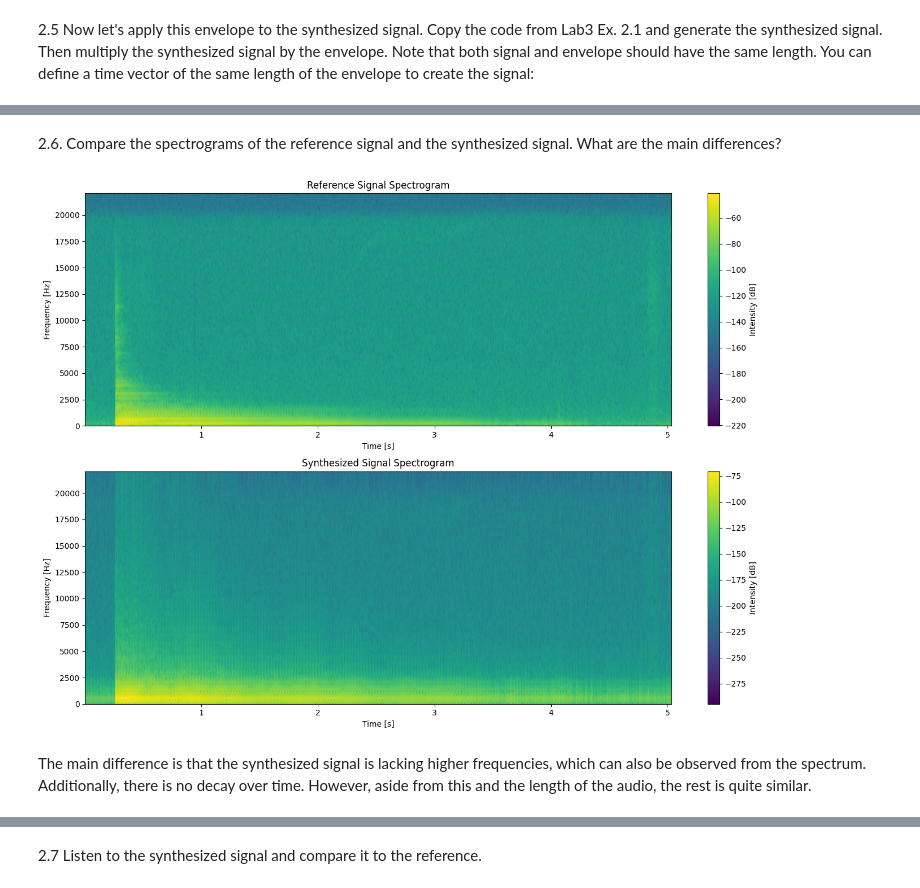
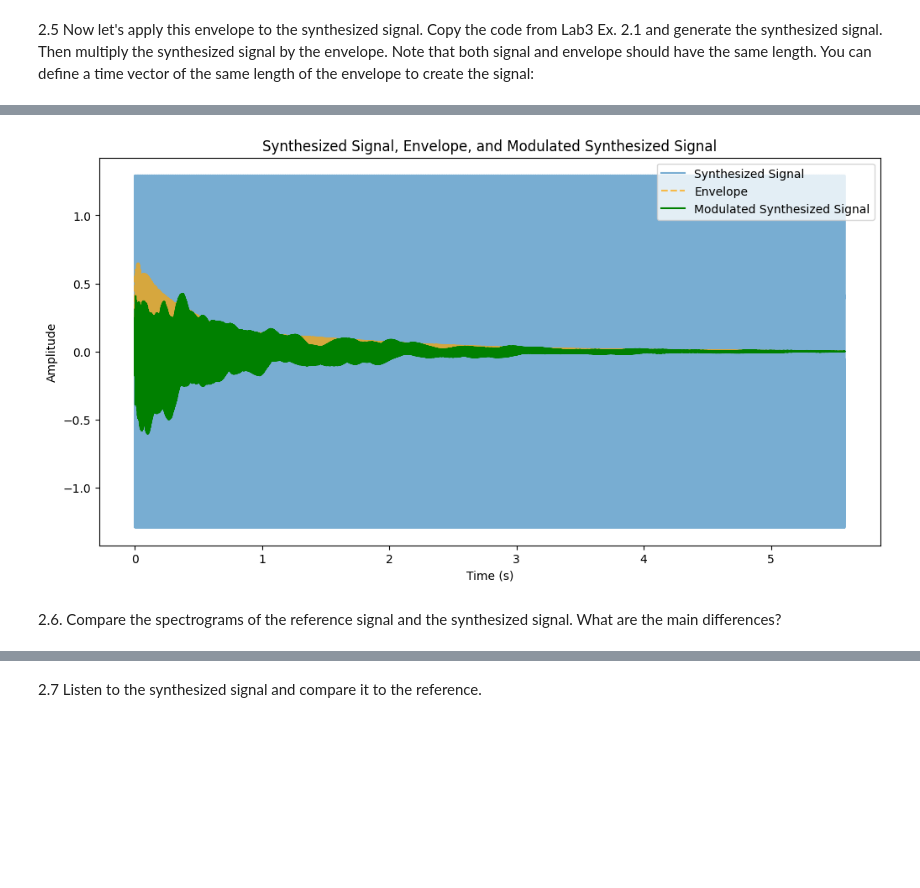
Before and after one commit to IvanLuque0/sis1_group7, a Jupyter notebook: labs/Lab4.ipynb, the cells around one changed output, grey strips where cells are left out. Saved outputs shown, nothing was run; the diff lists cells and outputs as text; code cells hidden in the pictures; blank space fills up the shorter version.

```diff
--- a/labs/Lab4.ipynb
+++ b/labs/Lab4.ipynb
@@ -233,28 +205,43 @@ plt.show()
+# %%
+# Step 1: Define parameters and generate the synthesized signal as in Lab 3 Ex. 2.1
+f0 = 328.38  # Fundamental frequency
+fs = 44100  # Sampling frequency
+duration = len(envelope_signal) / fs  # Ensure the duration matches the length of the envelope
+t = np.arange(0, duration, 1 / fs)  # Time vector with the same length as the envelope
+
+# Amplitude weights (these should be based on previously calculated values in Lab 3)
+Ak = [1, 0.381, 0.207, 0.134, 0.258, 0.106, 0.037, 0.082, 0.076, 0.009]
+
+# Synthesized signal function (copied from Lab 3)
+def synthesize(f0, phi, Ak, t):
+    y = 0
+    for k in range(1, len(Ak) + 1):
+        y += Ak[k-1] * np.cos(2 * np.pi * k * f0 * t + k * phi - (k - 1) * np.pi / 2)
+    return y
+
+# Generate synthesized signal
+phi = -1*np.pi / 4  # Initial phase
+synthesized_signal = synthesize(f0, phi, Ak, t)
+
+# Step 2: Apply the envelope
+# Ensure the synthesized signal and envelope are of the same length
+if len(synthesized_signal) != len(envelope_signal):
+    synthesized_signal = synthesized_signal[:len(envelope_signal)]
+
+# Multiply synthesized signal by the envelope to apply amplitude modulation
+modulated_synthesized_signal = synthesized_signal * envelope_signal
+
+# Step 3: Plot the original synthesized signal, envelope, and modulated signal
+plt.figure(figsize=(12, 6))
+plt.plot(t, synthesized_signal, label='Synthesized Signal', alpha=0.6)
+plt.plot(t, envelope_signal, label='Envelope', linestyle='--', color='orange', alpha=0.7)
+plt.plot(t, modulated_synthesized_signal, label='Modulated Synthesized Signal', linestyle='-', color='green', linewidth=1.5)
+plt.xlabel('Time (s)')
+plt.ylabel('Amplitude')
+plt.title('Synthesized Signal, Envelope, and Modulated Synthesized Signal')
+plt.legend()
+plt.show()
+# %% [output]
+[figure, added]
 # %% [markdown]
 2.6. Compare the spectrograms of the reference signal and the synthesized signal. What are the main differences?
-# %%
-window_length = 256
-
-frequencies_ref, times_ref, Sxx_ref = signal.spectrogram(ref, fs, nperseg=window_length)
-frequencies_synth, times_synth, Sxx_synth = signal.spectrogram(synth_signal_with_envelope, fs, nperseg=window_length)
-
-plt.figure(figsize=(14, 10))
-plt.subplot(2, 1, 1)
-plt.pcolormesh(times_ref, frequencies_ref, 10 * np.log10(Sxx_ref), shading='gouraud')
-plt.title('Reference Signal Spectrogram')
-plt.ylabel('Frequency [Hz]')
-plt.xlabel('Time [s]')
-plt.colorbar(label='Intensity [dB]')
-plt.subplot(2, 1, 2)
-plt.pcolormesh(times_synth, frequencies_synth, 10 * np.log10(Sxx_synth), shading='gouraud')
-plt.title('Synthesized Signal Spectrogram')
-plt.ylabel('Frequency [Hz]')
-plt.xlabel('Time [s]')
-plt.colorbar(label='Intensity [dB]')
-
-plt.tight_layout()
-plt.show()
-# %% [output]
-[figure, removed]
-# %% [markdown]
-The main difference is that the synthesized signal is lacking higher frequencies, which can also be observed from the spectrum. Additionally, there is no decay over time. However, aside from this and the length of the audio, the rest is quite similar.
```
Also changed, not shown: parts of 20 cells of this notebook, 2 other files.
